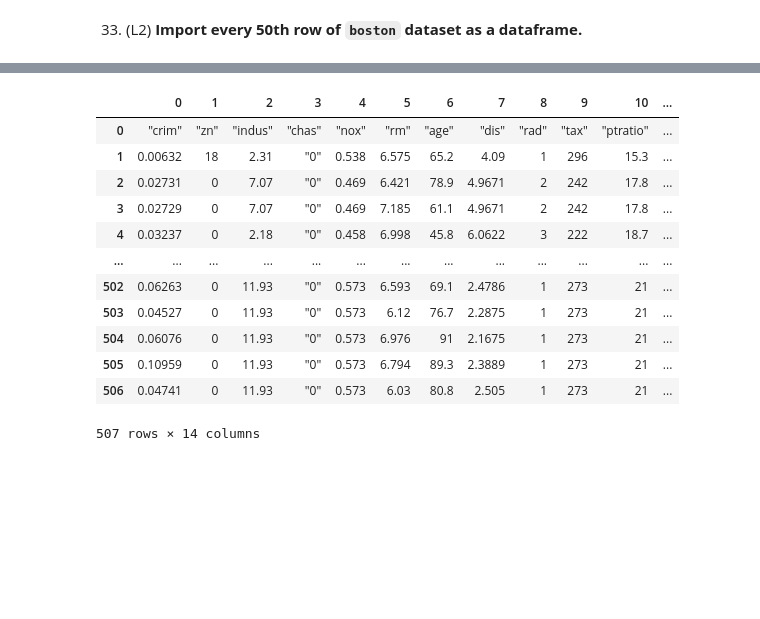
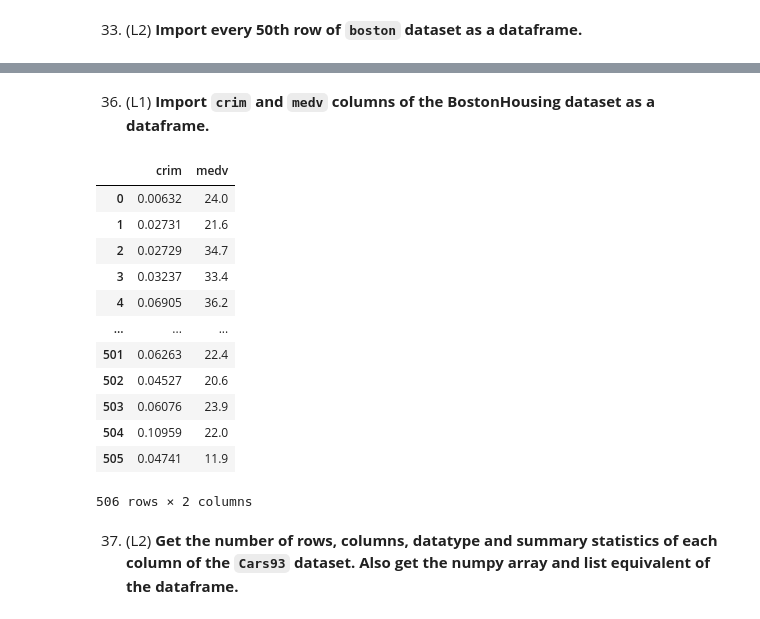
Before and after one commit to kamilrybacki/MLToolsExercises, a Jupyter notebook: content/pandas101.ipynb, the cells around one changed output, grey strips where cells are left out. Saved outputs shown, nothing was run; the diff lists cells and outputs as text; code cells hidden in the pictures; blank space fills up the shorter version.

```diff
--- a/content/pandas101.ipynb
+++ b/content/pandas101.ipynb
@@ -702,23 +780,22 @@ print(autocorrelations.copy().abs().argmax() + 1)
+# %% [markdown]
+36. (L1) **Import `crim` and `medv` columns of the BostonHousing dataset as a dataframe.**
+# %%
+pd.read_csv(BOSTON_URL, usecols=['crim', 'medv'])
+# %% [output]
+|  | crim | medv |
+| 0 | 0.00632 | 24.0 |
+| 1 | 0.02731 | 21.6 |
+| 2 | 0.02729 | 34.7 |
+| 3 | 0.03237 | 33.4 |
+| 4 | 0.06905 | 36.2 |
+| ... | ... | ... |
+| 501 | 0.06263 | 22.4 |
+| 502 | 0.04527 | 20.6 |
+| 503 | 0.06076 | 23.9 |
+| 504 | 0.10959 | 22.0 |
+| 505 | 0.04741 | 11.9 |
+506 rows × 2 columns
+# %% [markdown]
+37. (L2) **Get the number of rows, columns, datatype and summary statistics of each column of the `Cars93` dataset. Also get the numpy array and list equivalent of the dataframe.**
 # %%
-import requests
-
-BOSTON_URL = "https://raw.githubusercontent.com/selva86/datasets/master/BostonHousing.csv"
-
-boston = pd.DataFrame(
-    np.genfromtxt(BOSTON_URL, delimiter=',', dtype=str)
-)
-boston
+CARS93_URL = "https://raw.githubusercontent.com/selva86/datasets/master/Cars93_miss.csv"
-# %% [output]
-|  | 0 | 1 | 2 | 3 | 4 | 5 | 6 | 7 | 8 | 9 | 10 | ... |
-| 0 | "crim" | "zn" | "indus" | "chas" | "nox" | "rm" | "age" | "dis" | "rad" | "tax" | "ptratio" | ... |
-| 1 | 0.00632 | 18 | 2.31 | "0" | 0.538 | 6.575 | 65.2 | 4.09 | 1 | 296 | 15.3 | ... |
-| 2 | 0.02731 | 0 | 7.07 | "0" | 0.469 | 6.421 | 78.9 | 4.9671 | 2 | 242 | 17.8 | ... |
-| 3 | 0.02729 | 0 | 7.07 | "0" | 0.469 | 7.185 | 61.1 | 4.9671 | 2 | 242 | 17.8 | ... |
-| 4 | 0.03237 | 0 | 2.18 | "0" | 0.458 | 6.998 | 45.8 | 6.0622 | 3 | 222 | 18.7 | ... |
-| ... | ... | ... | ... | ... | ... | ... | ... | ... | ... | ... | ... | ... |
-| 502 | 0.06263 | 0 | 11.93 | "0" | 0.573 | 6.593 | 69.1 | 2.4786 | 1 | 273 | 21 | ... |
-| 503 | 0.04527 | 0 | 11.93 | "0" | 0.573 | 6.12 | 76.7 | 2.2875 | 1 | 273 | 21 | ... |
-| 504 | 0.06076 | 0 | 11.93 | "0" | 0.573 | 6.976 | 91 | 2.1675 | 1 | 273 | 21 | ... |
-| 505 | 0.10959 | 0 | 11.93 | "0" | 0.573 | 6.794 | 89.3 | 2.3889 | 1 | 273 | 21 | ... |
-| 506 | 0.04741 | 0 | 11.93 | "0" | 0.573 | 6.03 | 80.8 | 2.505 | 1 | 273 | 21 | ... |
-507 rows × 14 columns
```
Also changed, not shown: parts of 5 cells of this notebook.
